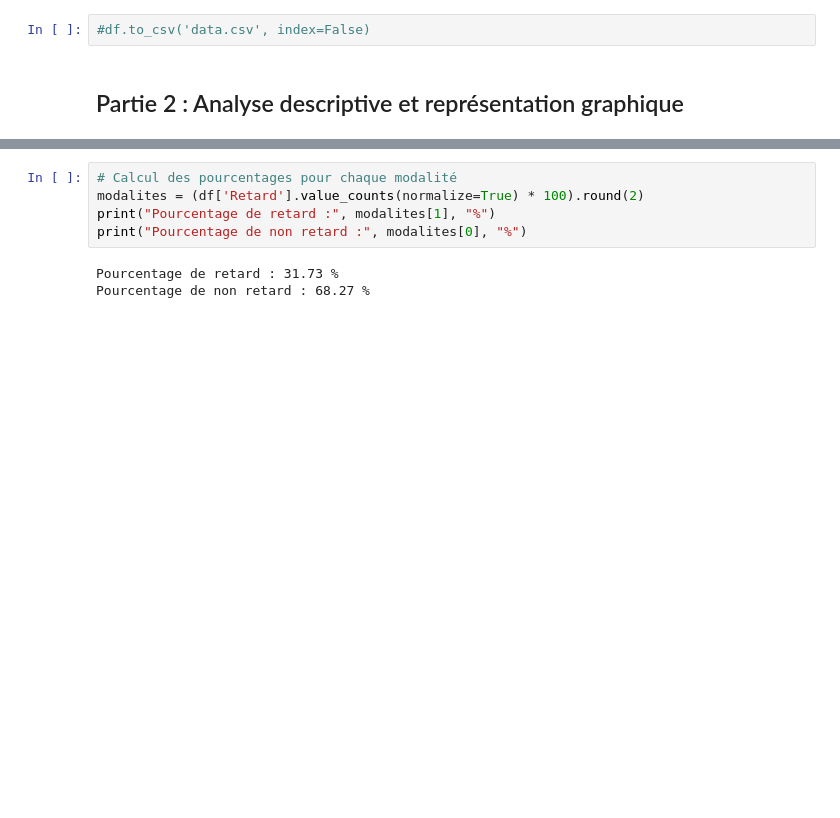
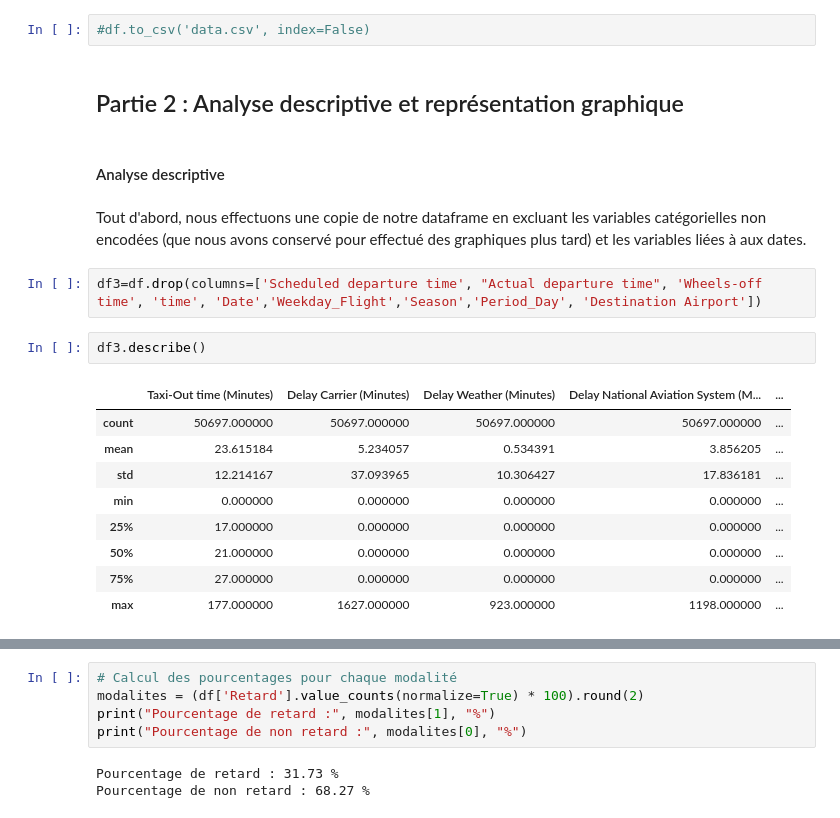
Before and after one commit to OUALYoss/Projet_Python-pour-la-data-science, a Jupyter notebook: Code_.ipynb, the cells around one changed output, grey strips where cells are left out. Cells and saved outputs as stored; diff of their text form; blank space fills up the shorter version.

Commit message:
Ajout stat descriptives

```diff
--- a/Code_.ipynb
+++ b/Code_.ipynb
@@ -615,3 +605,21 @@ df.head()
 #df.to_csv('data.csv', index=False)
 # %% [markdown]
 ## Partie 2 : Analyse descriptive et représentation graphique
+# %% [markdown]
+#### Analyse descriptive
+# %% [markdown]
+Tout d'abord, nous effectuons une copie de notre dataframe en excluant les variables catégorielles non encodées (que nous avons conservé pour effectué des graphiques plus tard) et les variables liées à aux dates.
+# %%
+df3=df.drop(columns=['Scheduled departure time', "Actual departure time", 'Wheels-off time', 'time', 'Date','Weekday_Flight','Season','Period_Day', 'Destination Airport'])
+# %%
+df3.describe()
+# %% [output]
+|  | Taxi-Out time (Minutes) | Delay Carrier (Minutes) | Delay Weather (Minutes) | Delay National Aviation System (M... | ... |
+| count | 50697.000000 | 50697.000000 | 50697.000000 | 50697.000000 | ... |
+| mean | 23.615184 | 5.234057 | 0.534391 | 3.856205 | ... |
+| std | 12.214167 | 37.093965 | 10.306427 | 17.836181 | ... |
+| min | 0.000000 | 0.000000 | 0.000000 | 0.000000 | ... |
+| 25% | 17.000000 | 0.000000 | 0.000000 | 0.000000 | ... |
+| 50% | 21.000000 | 0.000000 | 0.000000 | 0.000000 | ... |
+| 75% | 27.000000 | 0.000000 | 0.000000 | 0.000000 | ... |
+| max | 177.000000 | 1627.000000 | 923.000000 | 1198.000000 | ... |
```
Also changed, not shown: parts of 6 cells of this notebook.
